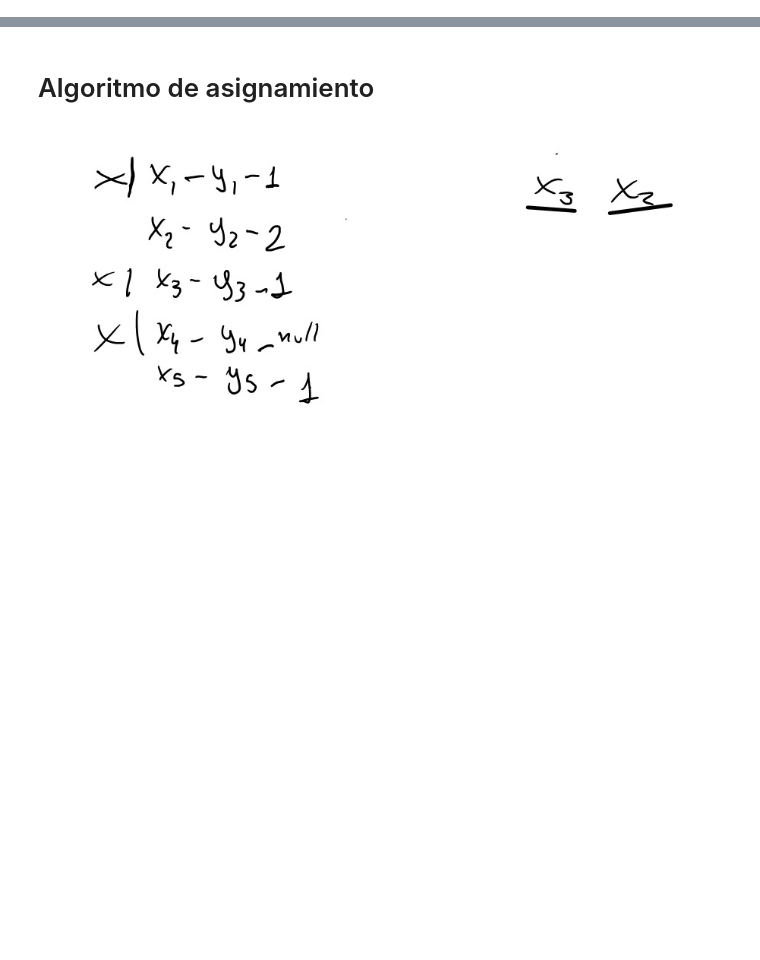
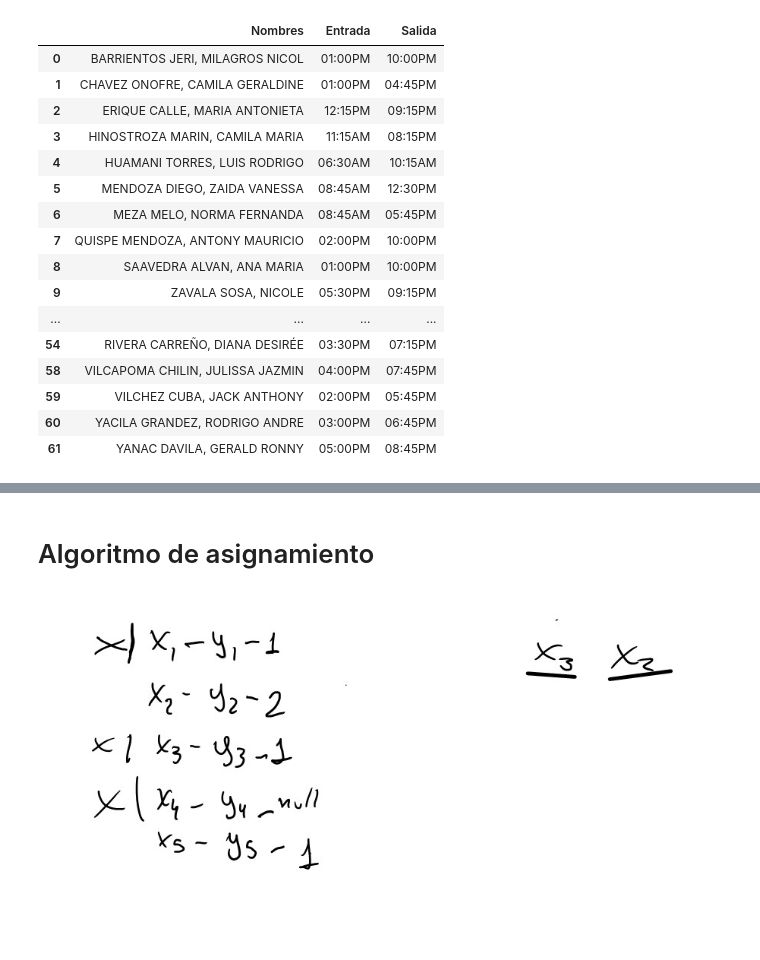
Before and after one commit to xXThiago34Xx/SuperPy, a Jupyter notebook: utils.ipynb, the cells around one changed output, grey strips where cells are left out. Drawn from its saved outputs; the diff is of its cells as text; code cells hidden in the pictures; blank space fills up the shorter version.

```diff
--- a/utils.ipynb
+++ b/utils.ipynb
@@ -14,19 +15,37 @@ day_schedule_df = day_schedule_df[day_schedule_df["Sabado"] != "VACACIONES"]
 # %%
 def threat_cell(cell):
-    if cell in ["DIA DE DESCANSO", "VACACIONES"]:
+    if cell in ["DIA DE DESCANSO", "VACACIONES", "PAGO HORAS FERIADO"]:
         return cell, cell
     else:
         entrada = cell.split(" - ")[0]
         salida = cell.split(" - ")[1]
         return entrada, salida
 
 # use threat_cell function to threat the cell
 
-day_schedule_df["Entrada"], day_schedule_df["Salida"] = zip(*day_schedule_df["Sabado"].map(threat_cell))
+day_schedule_df["Entrada"], day_schedule_df["Salida"] = zip(*day_schedule_df["Sábado"].map(threat_cell))
 
 
-# drop sabado
-day_schedule_df = day_schedule_df.drop(columns=["Sabado"])
+# drop sábado
+day_schedule_df = day_schedule_df.drop(columns=["Sábado"])
 
-day_schedule_df["Entrada"] = pd.to_datetime(day_schedule_df["Entrada"])
-day_schedule_df["Salida"] = pd.to_datetime(day_schedule_df["Salida"])
+
+day_schedule_df
+# %% [output]
+|  | Nombres | Entrada | Salida |
+| 0 | BARRIENTOS JERI, MILAGROS NICOL | 01:00PM | 10:00PM |
+| 1 | CHAVEZ ONOFRE, CAMILA GERALDINE | 01:00PM | 04:45PM |
+| 2 | ERIQUE CALLE, MARIA ANTONIETA | 12:15PM | 09:15PM |
+| 3 | HINOSTROZA MARIN, CAMILA MARIA | 11:15AM | 08:15PM |
+| 4 | HUAMANI TORRES, LUIS RODRIGO | 06:30AM | 10:15AM |
+| 5 | MENDOZA DIEGO, ZAIDA VANESSA | 08:45AM | 12:30PM |
+| 6 | MEZA MELO, NORMA FERNANDA | 08:45AM | 05:45PM |
+| 7 | QUISPE MENDOZA, ANTONY MAURICIO | 02:00PM | 10:00PM |
+| 8 | SAAVEDRA ALVAN, ANA MARIA | 01:00PM | 10:00PM |
+| 9 | ZAVALA SOSA, NICOLE | 05:30PM | 09:15PM |
+| ... | ... | ... | ... |
+| 54 | RIVERA CARREÑO, DIANA DESIRÉE | 03:30PM | 07:15PM |
+| 58 | VILCAPOMA CHILIN, JULISSA JAZMIN | 04:00PM | 07:45PM |
+| 59 | VILCHEZ CUBA, JACK ANTHONY | 02:00PM | 05:45PM |
+| 60 | YACILA GRANDEZ, RODRIGO ANDRE | 03:00PM | 06:45PM |
+| 61 | YANAC DAVILA, GERALD RONNY | 05:00PM | 08:45PM |
```
Also changed, not shown: parts of 5 cells of this notebook, 6 other files.
